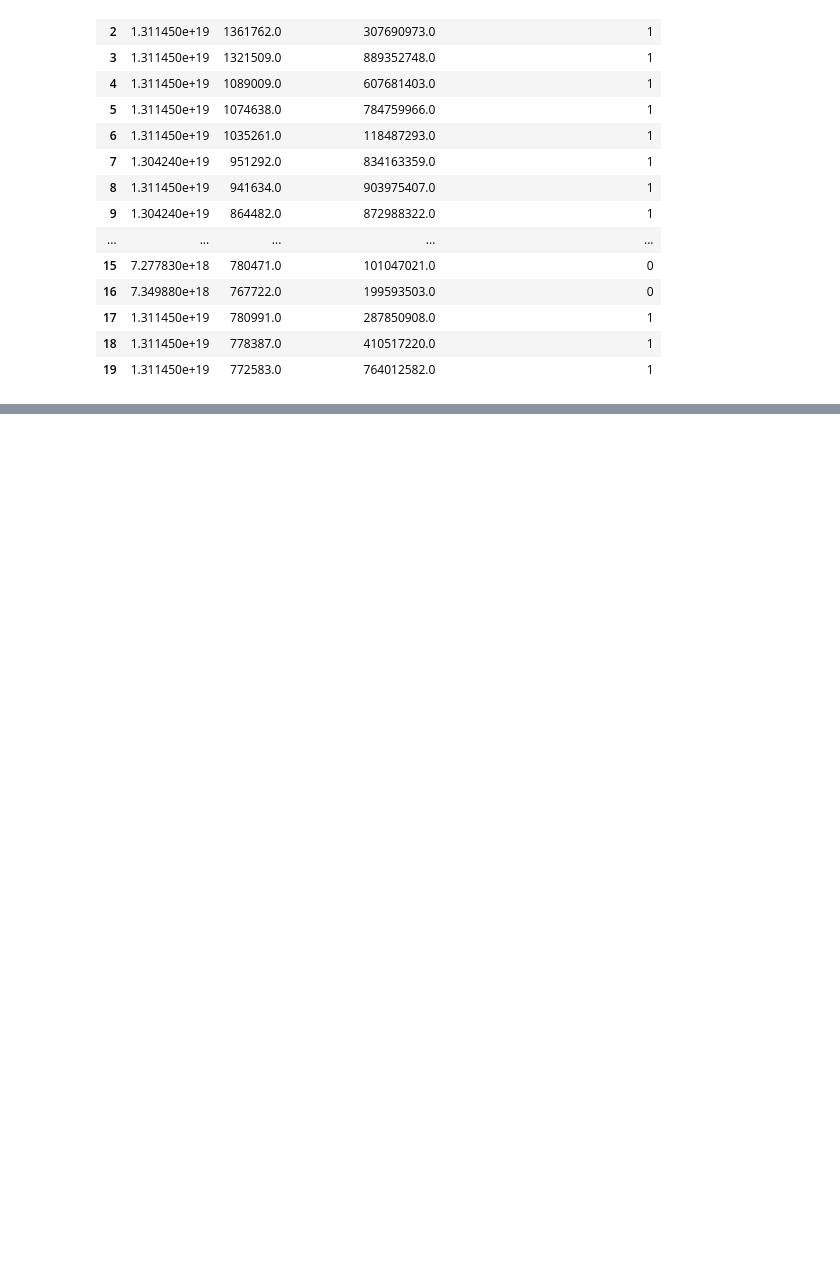
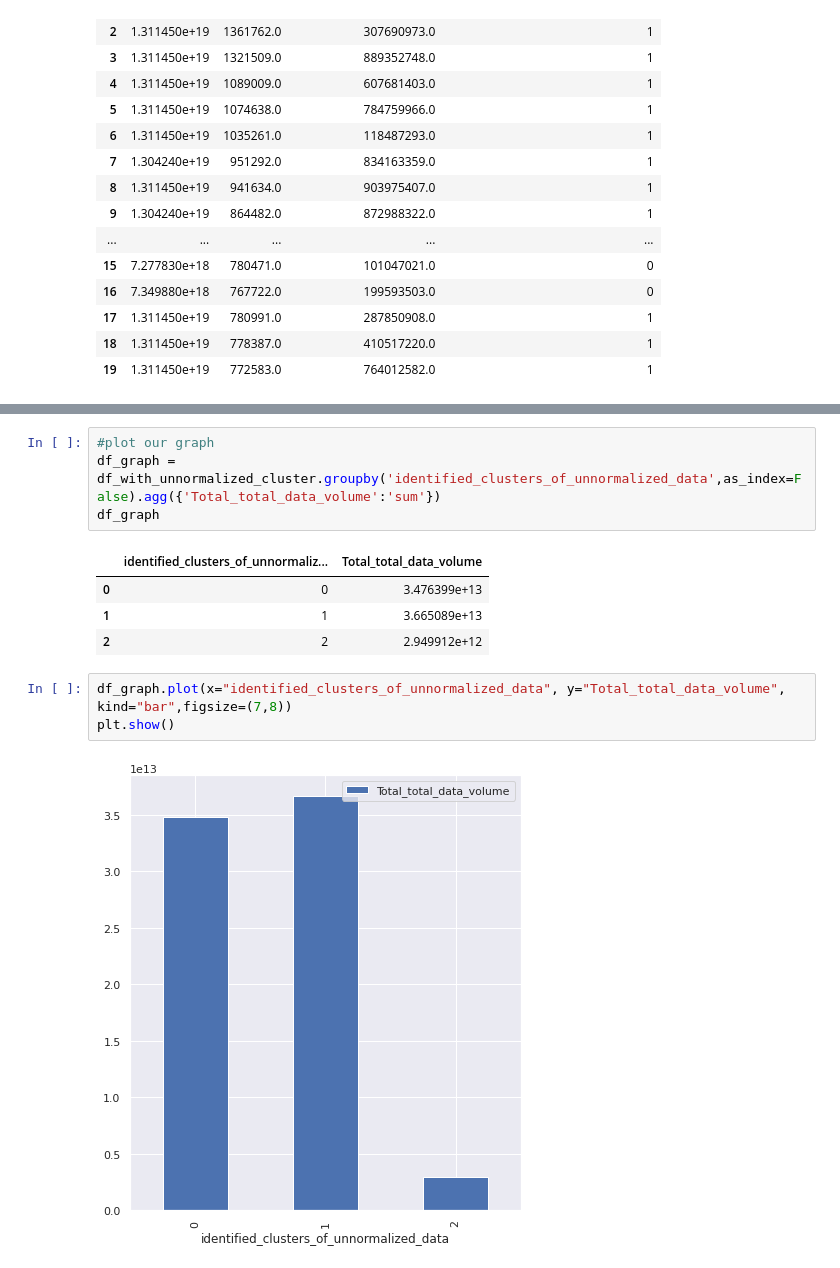
Before and after one commit to miz-ab/10xac_week_one_challenge_1, a Jupyter notebook: notebooks/week_one_challenge_one_task_1_1.ipynb, the cells around one changed output, grey strips where cells are left out. Saved outputs shown, nothing was run; the diff lists cells and outputs as text; blank space fills up the shorter version.

```diff
--- a/notebooks/week_one_challenge_one_task_1_1.ipynb
+++ b/notebooks/week_one_challenge_one_task_1_1.ipynb
@@ -454,3 +465,17 @@ v.head(10)
 | 0 | 70120 | 7.277830e+18 | 7.566060e+18 | 7.319262e+18 | 7284.0 | 1573420.0 | 108502.486737 | 7.608194e+09 | ... |
 | 1 | 73924 | 1.268210e+19 | 1.318650e+19 | 1.307195e+19 | 7142.0 | 1859336.0 | 104591.503206 | 7.731822e+09 | ... |
 | 2 | 5957 | 6.917540e+18 | 6.917540e+18 | 6.917540e+18 | 7146.0 | 355758.0 | 58981.668289 | 3.513538e+08 | ... |
+# %%
+#plot our graph
+df_graph = df_with_unnormalized_cluster.groupby('identified_clusters_of_unnormalized_data',as_index=False).agg({'Total_total_data_volume':'sum'})
+df_graph
+# %% [output]
+|  | identified_clusters_of_unnormaliz... | Total_total_data_volume |
+| 0 | 0 | 3.476399e+13 |
+| 1 | 1 | 3.665089e+13 |
+| 2 | 2 | 2.949912e+12 |
+# %%
+df_graph.plot(x="identified_clusters_of_unnormalized_data", y="Total_total_data_volume", kind="bar",figsize=(7,8))
+plt.show()
+# %% [output]
+[figure, added]
```
Also changed, not shown: parts of 8 cells of this notebook.
